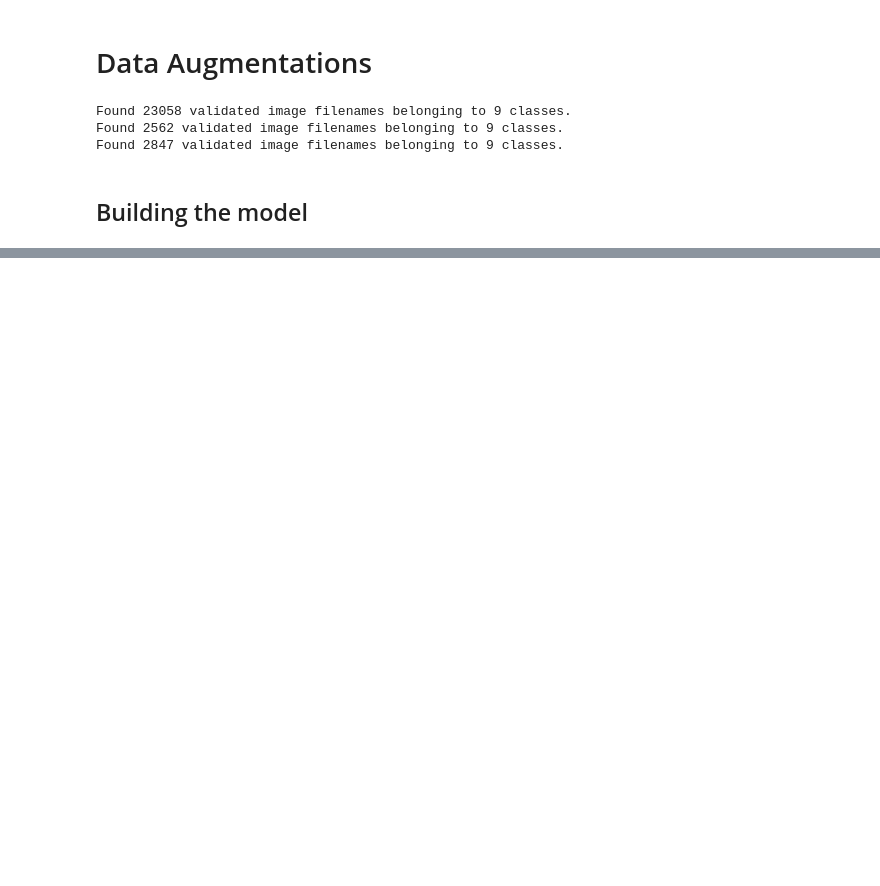
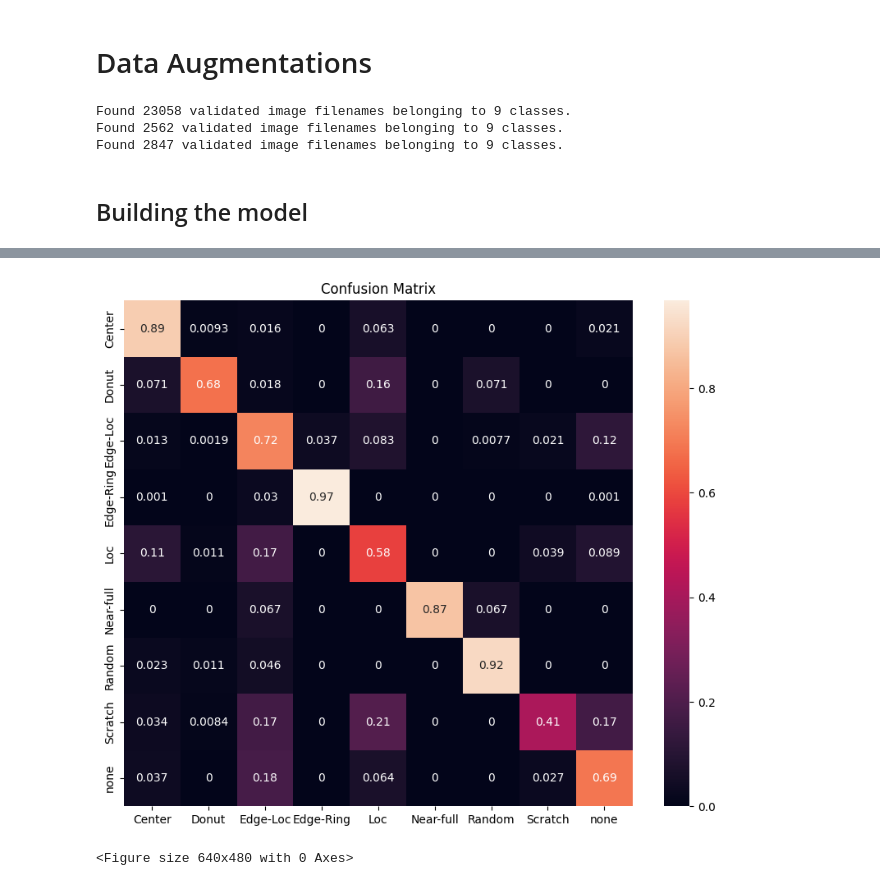
Before and after one commit to nikhilsp1585/mobilenetv2-training-custom-dataset, a Jupyter notebook: mobilenetv2-train-wm28k.ipynb, the cells around one changed output, grey strips where cells are left out. Drawn from its saved outputs; the diff is of its cells as text; code cells hidden in the pictures; blank space fills up the shorter version.

```diff
--- a/mobilenetv2-train-wm28k.ipynb
+++ b/mobilenetv2-train-wm28k.ipynb
@@ -195,0 +261,2 @@ KeyboardInterrupt:
+# %%
+predictions = np.argmax(mobilenetv2_wm28kL.predict(test), axis=-1)
@@ -195,0 +265,6 @@ KeyboardInterrupt:
+# %%
+from sklearn.metrics import classification_report
+labels = dict((v, k) for k, v in train.class_indices.items())
+actual = list(test_df.Labels)
+predictions = [labels[i] for i in predictions]
+print(classification_report(actual, predictions))
@@ -195,0 +287,12 @@ KeyboardInterrupt:
+# %%
+from sklearn.metrics import confusion_matrix
+import seaborn as sns
+cf = confusion_matrix(actual, predictions, normalize = "true")
+plt.figure(figsize=(10, 8))
+sns.heatmap(cf, annot=True, xticklabels = sorted(set(actual)), yticklabels = sorted(set(actual)))
+plt.title('Confusion Matrix')
+plt.show()
+plt.savefig('confusion_matrix.png')
+# %% [output]
+[figure, added]
+<Figure size 640x480 with 0 Axes>
```
Also changed, not shown: parts of 13 cells of this notebook.
